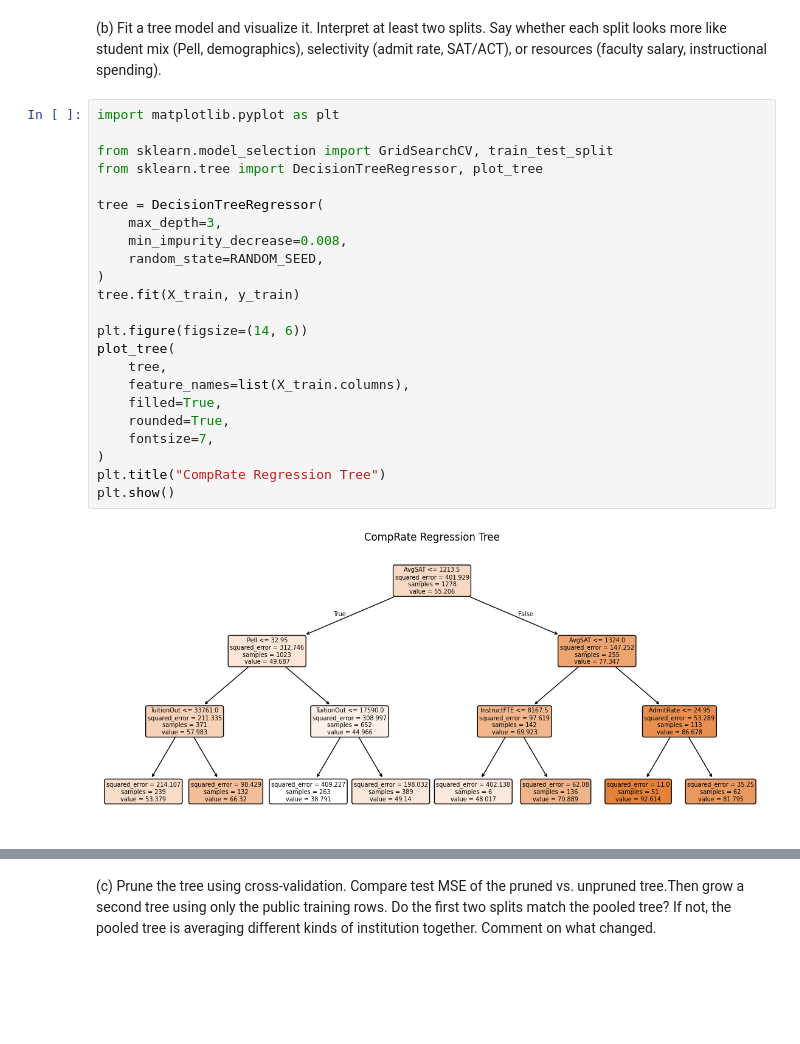
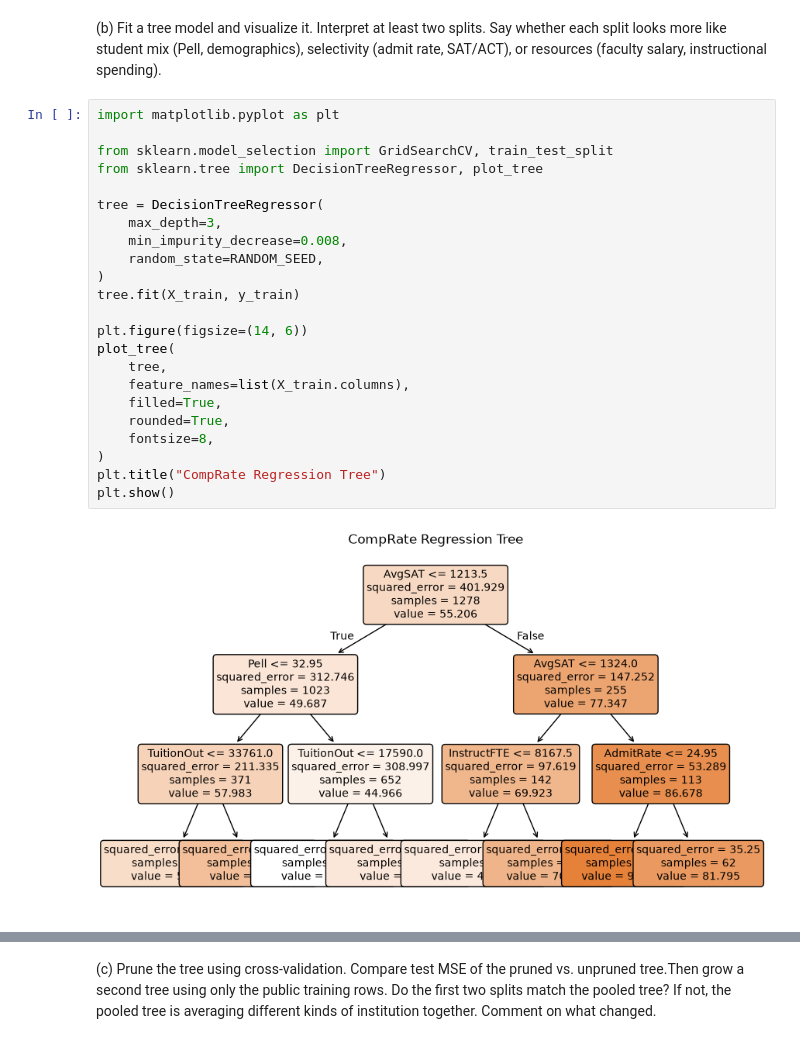
Before and after one commit to uiuc-msynowiec/cs598_psl, a Jupyter notebook: CodingAssignments/CA3/CS598_PSL_CA_3.ipynb, the cells around one changed output, grey strips where cells are left out. Drawn from its saved outputs; the diff is of its cells as text; blank space fills up the shorter version.

```diff
--- a/CodingAssignments/CA3/CS598_PSL_CA_3.ipynb
+++ b/CodingAssignments/CA3/CS598_PSL_CA_3.ipynb
@@ -194,25 +194,25 @@ Index(['Control', 'Region', 'Locale'], dtype='str')
 # %%
 import matplotlib.pyplot as plt
 
 from sklearn.model_selection import GridSearchCV, train_test_split
 from sklearn.tree import DecisionTreeRegressor, plot_tree
 
 tree = DecisionTreeRegressor(
     max_depth=3,
     min_impurity_decrease=0.008,
     random_state=RANDOM_SEED,
 )
 tree.fit(X_train, y_train)
 
 plt.figure(figsize=(14, 6))
 plot_tree(
     tree,
     feature_names=list(X_train.columns),
     filled=True,
     rounded=True,
-    fontsize=7,
+    fontsize=8,
 )
 plt.title("CompRate Regression Tree")
 plt.show()
 # %% [output]
-[figure, old version]
+[figure, new version]
```
Also changed, not shown: parts of 16 cells of this notebook, 1 other file.
